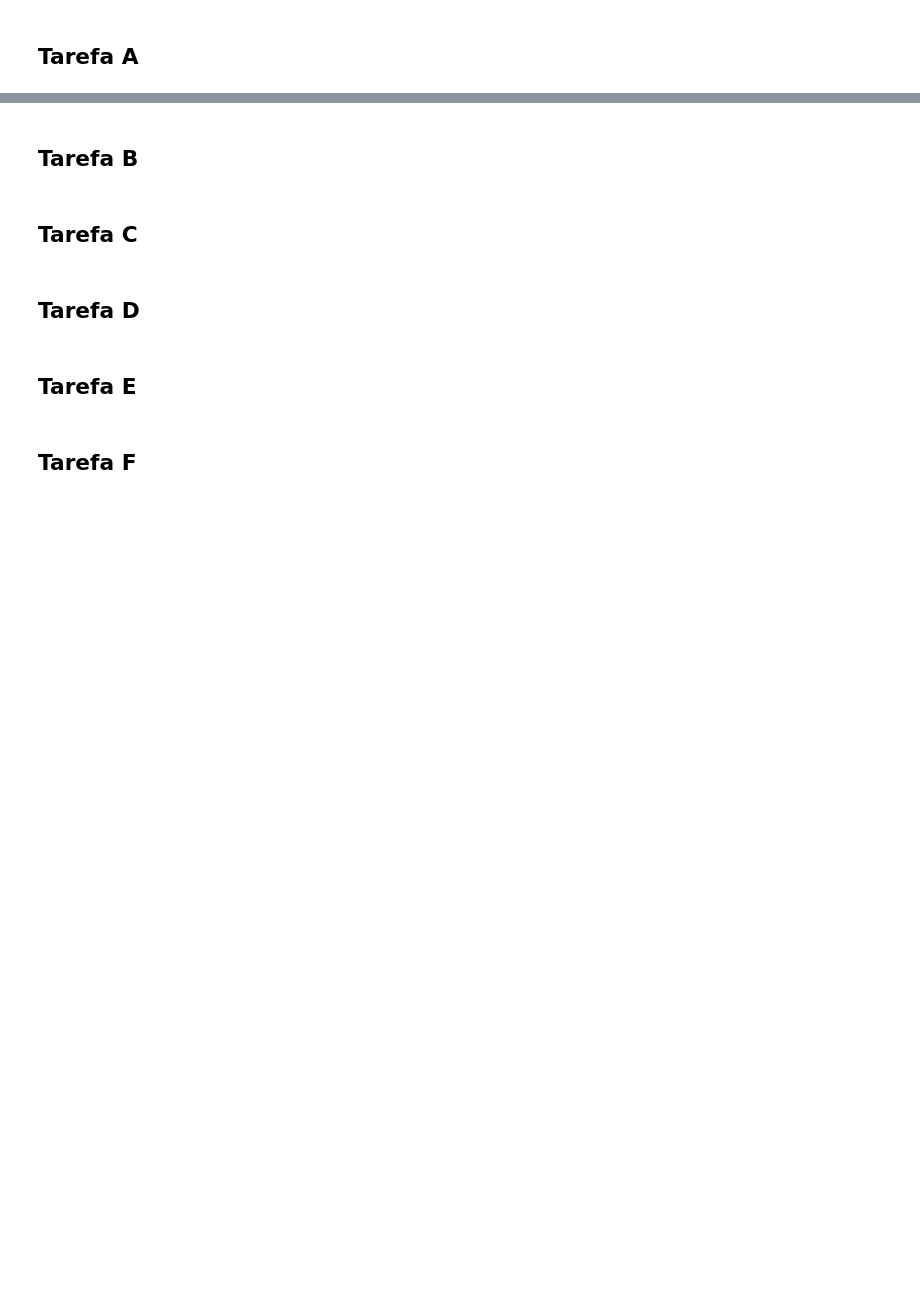
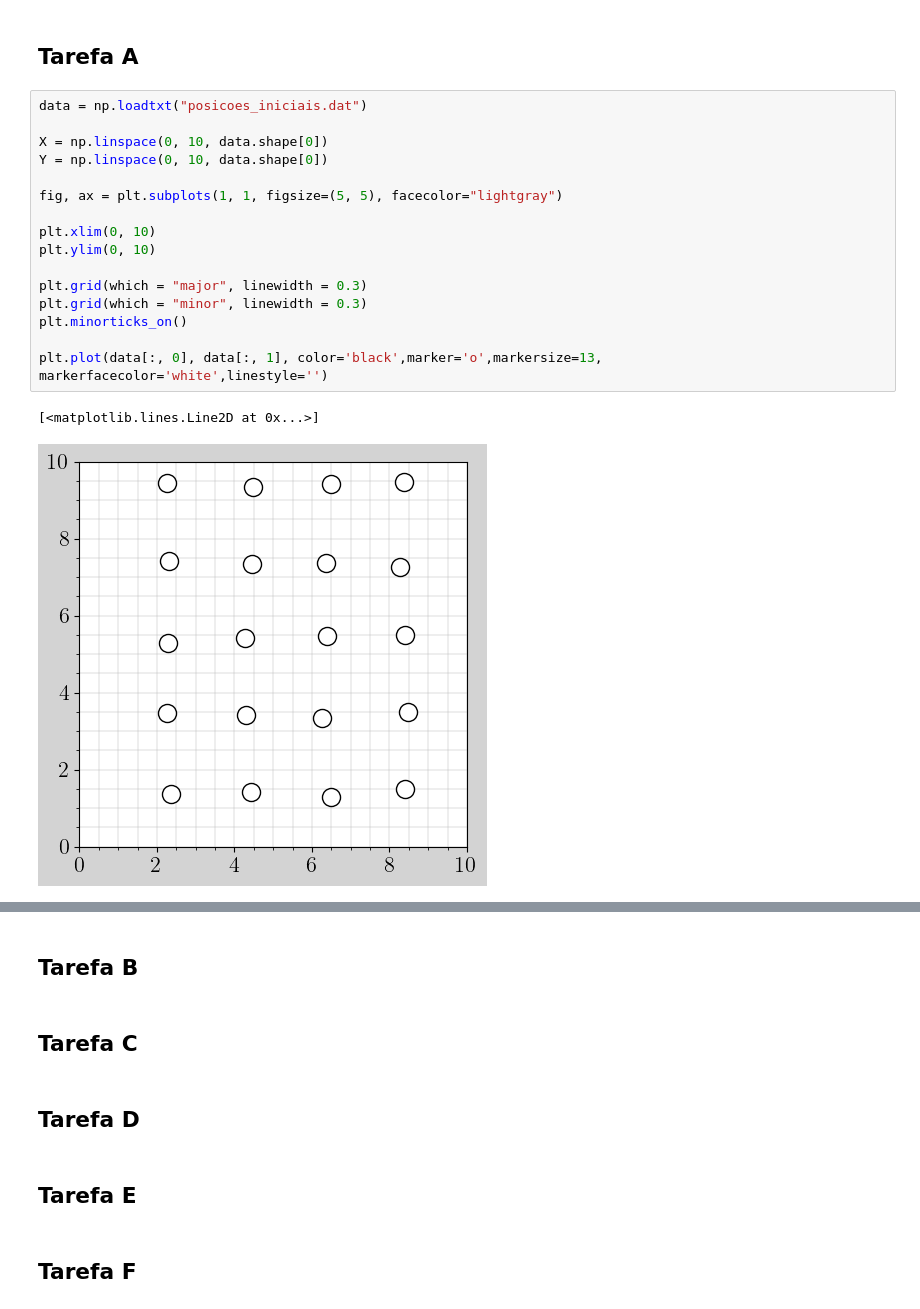
Before and after one commit to jeftersantiago/mec_estat_comp, a Jupyter notebook: projeto6/src/Projeto 6.ipynb, the cells around one changed output, grey strips where cells are left out. Saved outputs shown, nothing was run; the diff lists cells and outputs as text; blank space fills up the shorter version.

```diff
--- a/projeto6/src/Projeto 6.ipynb
+++ b/projeto6/src/Projeto 6.ipynb
@@ -104,2 +215,21 @@ plt.minorticks_on()
 # %% [markdown]
 ## Tarefa A
+# %%
+data = np.loadtxt("posicoes_iniciais.dat")
+
+X = np.linspace(0, 10, data.shape[0])
+Y = np.linspace(0, 10, data.shape[0])
+
+fig, ax = plt.subplots(1, 1, figsize=(5, 5), facecolor="lightgray")
+
+plt.xlim(0, 10)
+plt.ylim(0, 10)
+
+plt.grid(which = "major", linewidth = 0.3)
+plt.grid(which = "minor", linewidth = 0.3)
+plt.minorticks_on()
+
+plt.plot(data[:, 0], data[:, 1], color='black',marker='o',markersize=13, markerfacecolor='white',linestyle='')
+# %% [output]
+[<matplotlib.lines.Line2D at 0x...>]
+[figure, added]
```
Also changed, not shown: parts of 32 cells of this notebook, 4 other files.
